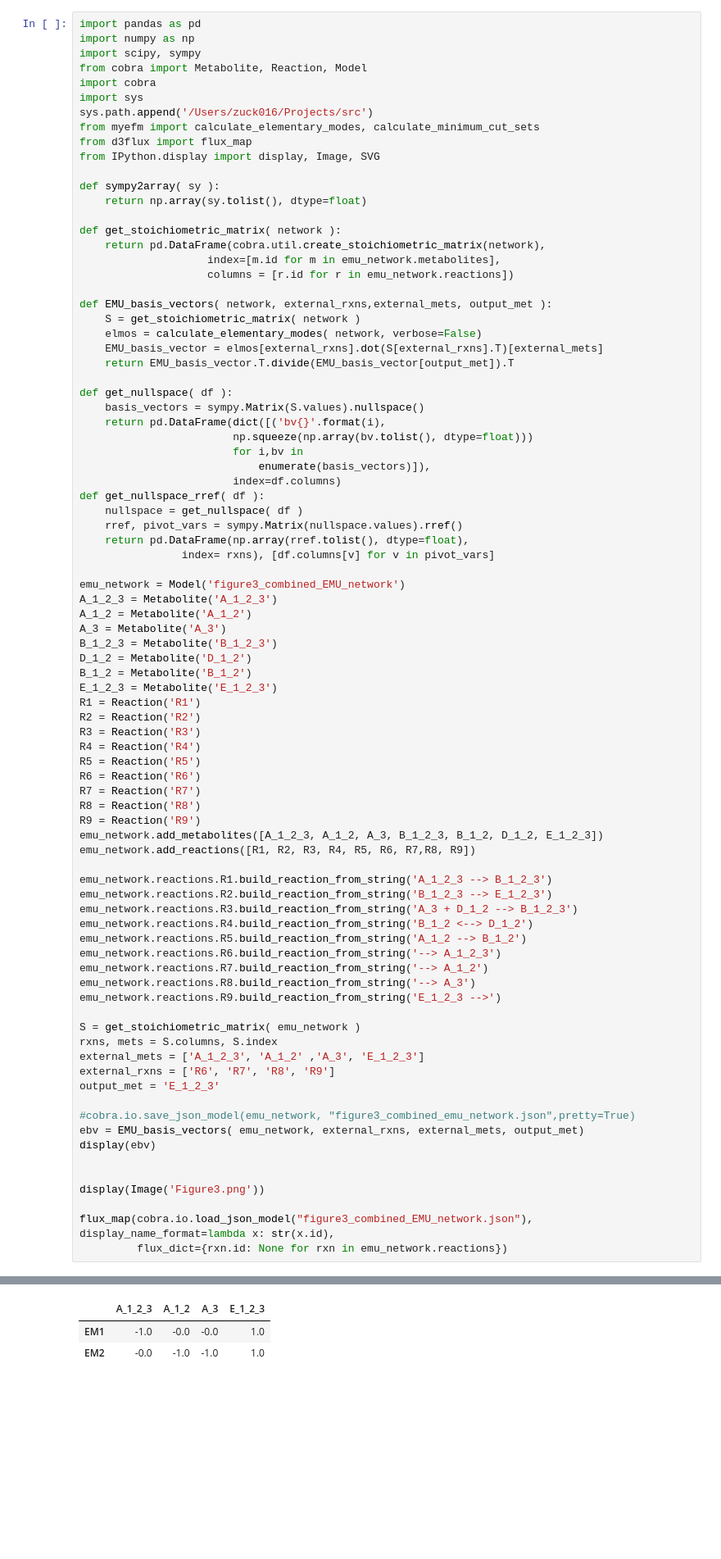
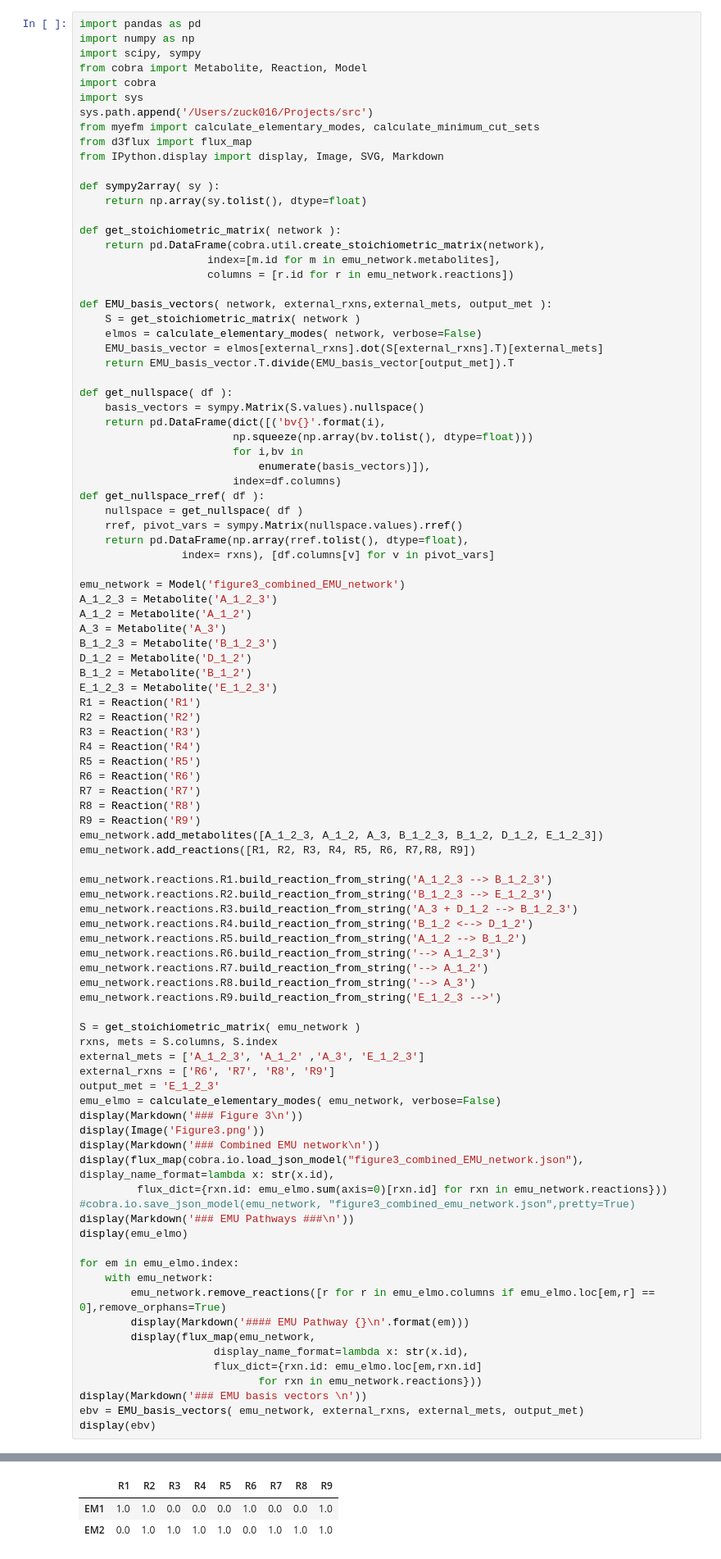
Before and after one commit to AgileBioFoundry/EMSL-Summer-School-2021-fluxomics, a Jupyter notebook: flux observability analysis.ipynb, the cells around one changed output, grey strips where cells are left out. Shown at 82% size. Drawn from its saved outputs; the diff is of its cells as text; blank space fills up the shorter version.

```diff
--- a/flux observability analysis.ipynb
+++ b/flux observability analysis.ipynb
@@ -14,7 +22,7 @@ import sys
 sys.path.append('/Users/zuck016/Projects/src')
 from myefm import calculate_elementary_modes, calculate_minimum_cut_sets
 from d3flux import flux_map
-from IPython.display import display, Image, SVG
+from IPython.display import display, Image, SVG, Markdown
 
 def sympy2array( sy ):
     return np.array(sy.tolist(), dtype=float)
@@ -78,14 +86,25 @@ rxns, mets = S.columns, S.index
 external_mets = ['A_1_2_3', 'A_1_2' ,'A_3', 'E_1_2_3']
 external_rxns = ['R6', 'R7', 'R8', 'R9']
 output_met = 'E_1_2_3'
+emu_elmo = calculate_elementary_modes( emu_network, verbose=False)
+display(Markdown('### Figure 3\n'))
+display(Image('Figure3.png'))
+display(Markdown('### Combined EMU network\n'))
+display(flux_map(cobra.io.load_json_model("figure3_combined_EMU_network.json"), display_name_format=lambda x: str(x.id),
+         flux_dict={rxn.id: emu_elmo.sum(axis=0)[rxn.id] for rxn in emu_network.reactions}))
+#cobra.io.save_json_model(emu_network, "figure3_combined_emu_network.json",pretty=True)
+display(Markdown('### EMU Pathways ###\n'))
+display(emu_elmo)
 
-#cobra.io.save_json_model(emu_network, "figure3_combined_emu_network.json",pretty=True)
+for em in emu_elmo.index:
+    with emu_network:
+        emu_network.remove_reactions([r for r in emu_elmo.columns if emu_elmo.loc[em,r] == 0],remove_orphans=True)
+        display(Markdown('#### EMU Pathway {}\n'.format(em)))
+        display(flux_map(emu_network,
+                     display_name_format=lambda x: str(x.id),
+                     flux_dict={rxn.id: emu_elmo.loc[em,rxn.id]
+                            for rxn in emu_network.reactions}))
+display(Markdown('### EMU basis vectors \n'))
 ebv = EMU_basis_vectors( emu_network, external_rxns, external_mets, output_met)
 display(ebv)
-
-
-display(Image('Figure3.png'))
-
-flux_map(cobra.io.load_json_model("figure3_combined_EMU_network.json"), display_name_format=lambda x: str(x.id),
-         flux_dict={rxn.id: None for rxn in emu_network.reactions})
 # %% [output]
@@ -92,3 +116,3 @@ flux_map(cobra.io.load_json_model("figure3_combined_EMU_network.json"), display_
-|  | A_1_2_3 | A_1_2 | A_3 | E_1_2_3 |
-| EM1 | -1.0 | -0.0 | -0.0 | 1.0 |
-| EM2 | -0.0 | -1.0 | -1.0 | 1.0 |
+|  | R1 | R2 | R3 | R4 | R5 | R6 | R7 | R8 | R9 |
+| EM1 | 1.0 | 1.0 | 0.0 | 0.0 | 0.0 | 1.0 | 0.0 | 0.0 | 1.0 |
+| EM2 | 0.0 | 1.0 | 1.0 | 1.0 | 1.0 | 0.0 | 1.0 | 1.0 | 1.0 |
```
Also changed, not shown: parts of 7 cells of this notebook.
